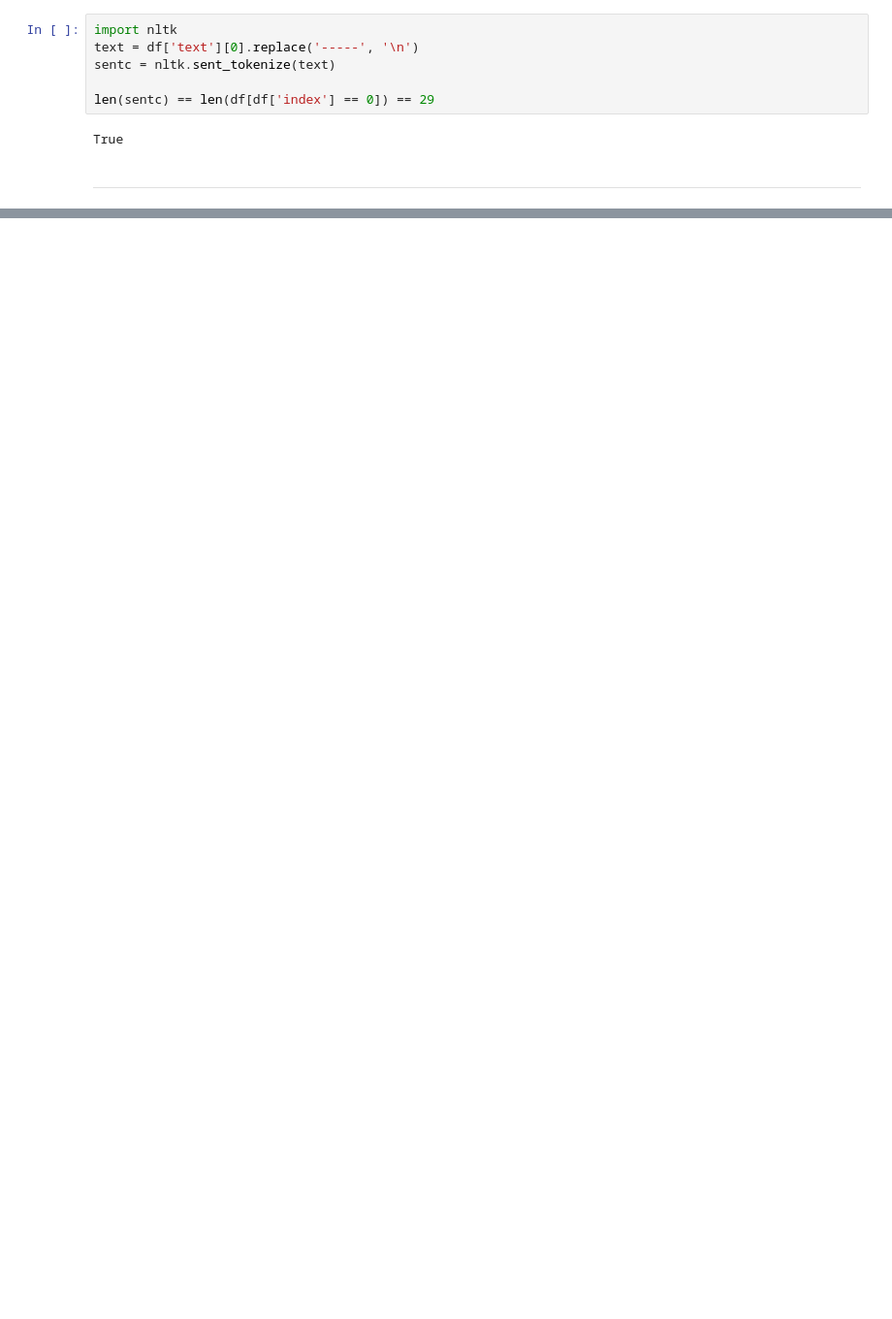
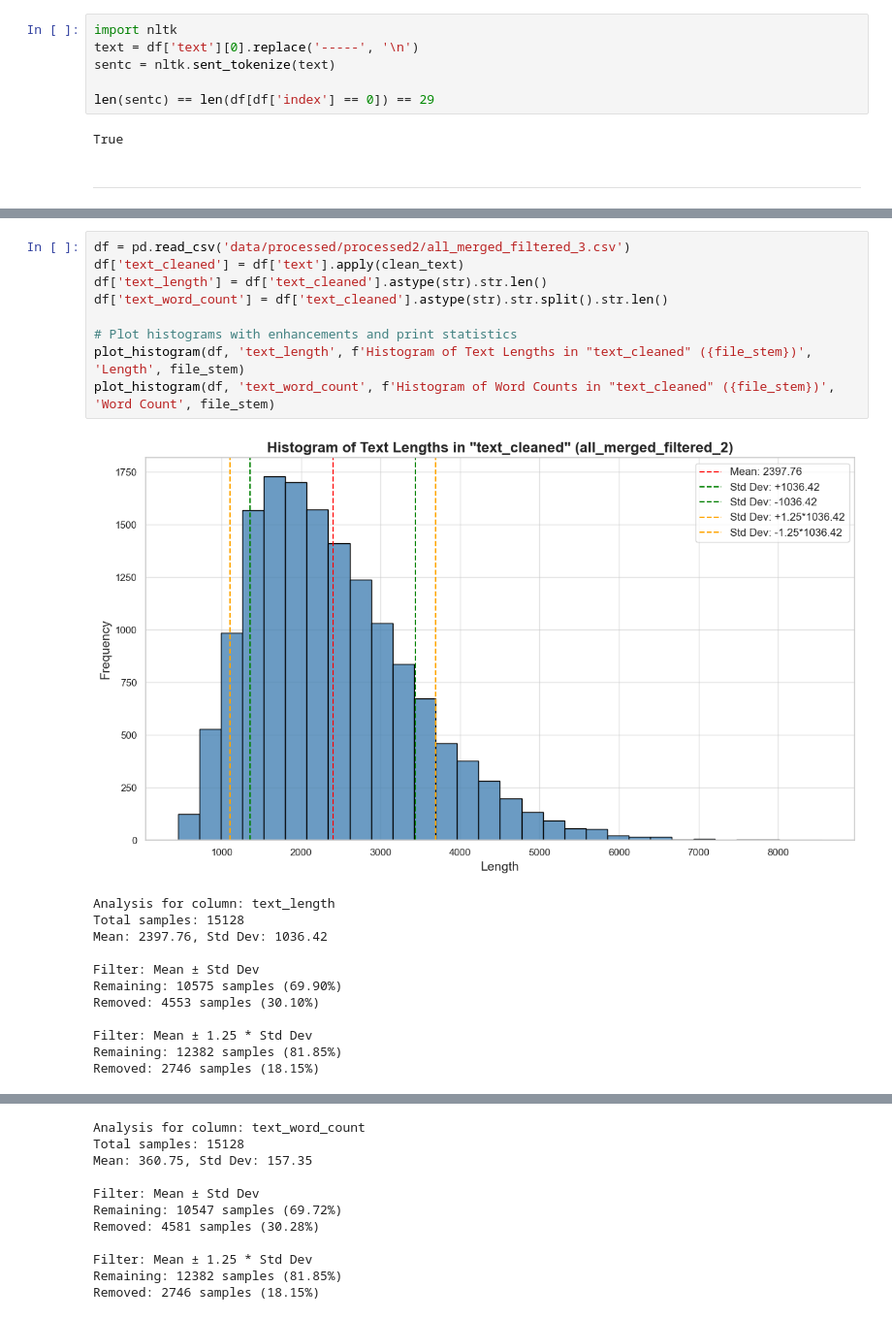
Before and after one commit to alialhousseini/glimpse-mds, a Jupyter notebook: notebook.ipynb, the cells around one changed output, grey strips where cells are left out. Shown at 97% size. Saved outputs shown, nothing was run; the diff lists cells and outputs as text; blank space fills up the shorter version.

```diff
--- a/notebook.ipynb
+++ b/notebook.ipynb
@@ -421,0 +778,22 @@ ____
+# %%
+df = pd.read_csv('data/processed/processed2/all_merged_filtered_3.csv')
+df['text_cleaned'] = df['text'].apply(clean_text)
+df['text_length'] = df['text_cleaned'].astype(str).str.len()
+df['text_word_count'] = df['text_cleaned'].astype(str).str.split().str.len()
+
+# Plot histograms with enhancements and print statistics
+plot_histogram(df, 'text_length', f'Histogram of Text Lengths in "text_cleaned" ({file_stem})', 'Length', file_stem)
+plot_histogram(df, 'text_word_count', f'Histogram of Word Counts in "text_cleaned" ({file_stem})', 'Word Count', file_stem)
+# %% [output]
+[figure, added]
+Analysis for column: text_length
+Total samples: 15128
+Mean: 2397.76, Std Dev: 1036.42
+
+Filter: Mean ± Std Dev
+Remaining: 10575 samples (69.90%)
+Removed: 4553 samples (30.10%)
+
+Filter: Mean ± 1.25 * Std Dev
+Remaining: 12382 samples (81.85%)
+Removed: 2746 samples (18.15%)
@@ -421,0 +801,11 @@ ____
+Analysis for column: text_word_count
+Total samples: 15128
+Mean: 360.75, Std Dev: 157.35
+
+Filter: Mean ± Std Dev
+Remaining: 10547 samples (69.72%)
+Removed: 4581 samples (30.28%)
+
+Filter: Mean ± 1.25 * Std Dev
+Remaining: 12382 samples (81.85%)
+Removed: 2746 samples (18.15%)
```
Also changed, not shown: parts of 36 cells of this notebook, 1 other file.
